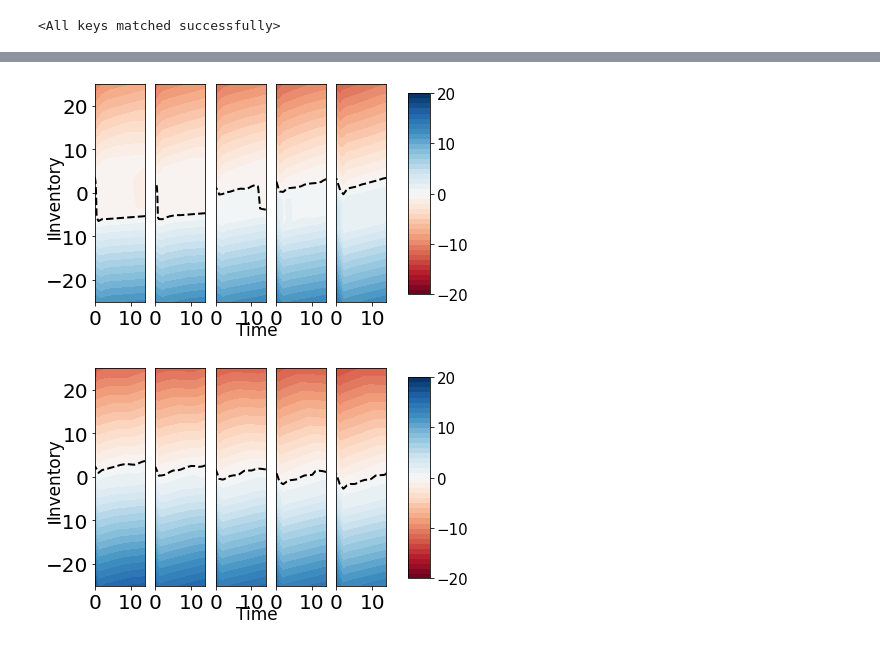
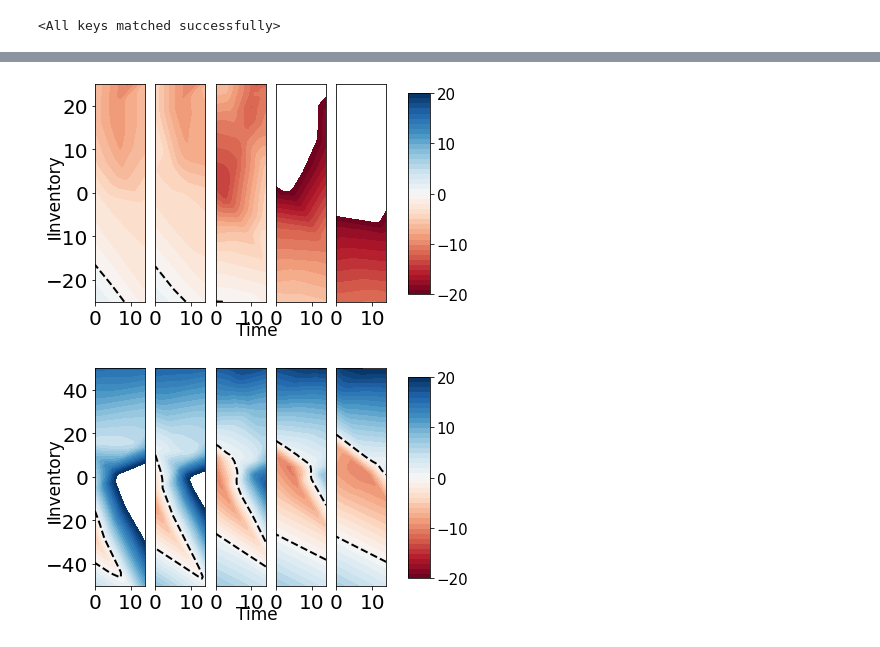
Before and after one commit to p-casgrain/Nash-DQN, a Jupyter notebook: Visualization.ipynb, the cells around one changed output, grey strips where cells are left out. Cells and saved outputs as stored; diff of their text form; code cells hidden in the pictures.

```diff
--- a/Visualization.ipynb
+++ b/Visualization.ipynb
@@ -33,12 +33,13 @@ net_non_inv_dim -= sim_obj.N-1
 out_dim = 4
 
 nash_agent = NashNN(non_invar_dim=net_non_inv_dim,n_players=sim_obj.N,
-                    output_dim=4, max_steps=T, trans_cost=0.5,
+                    output_dim=4, max_steps=T,
                     terminal_cost=0.5, num_moms=5)
 
 #Load saved network parameters from file
 # net_file_name = "Action_Net"
-net_file_name = "./pt_files/Action_Net_ADA_15022021.pt"
+# net_file_name = "./pt_files/Action_Net_ADA_1502021.pt"
+net_file_name = "./pt_files/Action_Net_ADA16032021.pt"
 
 nash_agent.action_net.load_state_dict(torch.load(net_file_name))
 # %% [output]
@@ -56,12 +62,12 @@ tensor([-6.6994,  0.1052,  3.3293, -5.7659, -0.1071], grad_fn=<SelectBackward>)
 # %%
-#Output Heatmap when other agent's average inventory is low
-heatmap_old(net=nash_agent,t_step=15,q_step=50,p_step=5,t_range=[0,14],
-            q_range=[-25,25],p_range=[6,14],n_agents = num_players, other_agent_inv = -20,i_val=-5)
+#Output Heatmap when other agent's average inventory is zero
+draw_heatmap(net=nash_agent,t_step=15,q_step=50,p_step=5,t_range=[0,14],
+            q_range=[-25,25],p_range=[5,20],n_agents = num_players, i_val=0, other_agent_inv = 0)
 # %% [output]
-[figure, old version]
+[figure, new version]
 # %%
 #Output Heatmap when other agent's average inventory is zero
-heatmap_old(net=nash_agent,t_step=15,q_step=50,p_step=5,t_range=[0,14],
-            q_range=[-25,25],p_range=[6,14],n_agents = num_players, i_val=0, other_agent_inv = 0)
+draw_heatmap(net=nash_agent,t_step=15,q_step=50,p_step=5,t_range=[0,14],
+            q_range=[-50,50],p_range=[5,20],n_agents = num_players, i_val = 0, other_agent_inv = 20)
 # %% [output]
-[figure, old version]
+[figure, new version]
```
Also changed, not shown: parts of 5 cells of this notebook, 5 other files.
